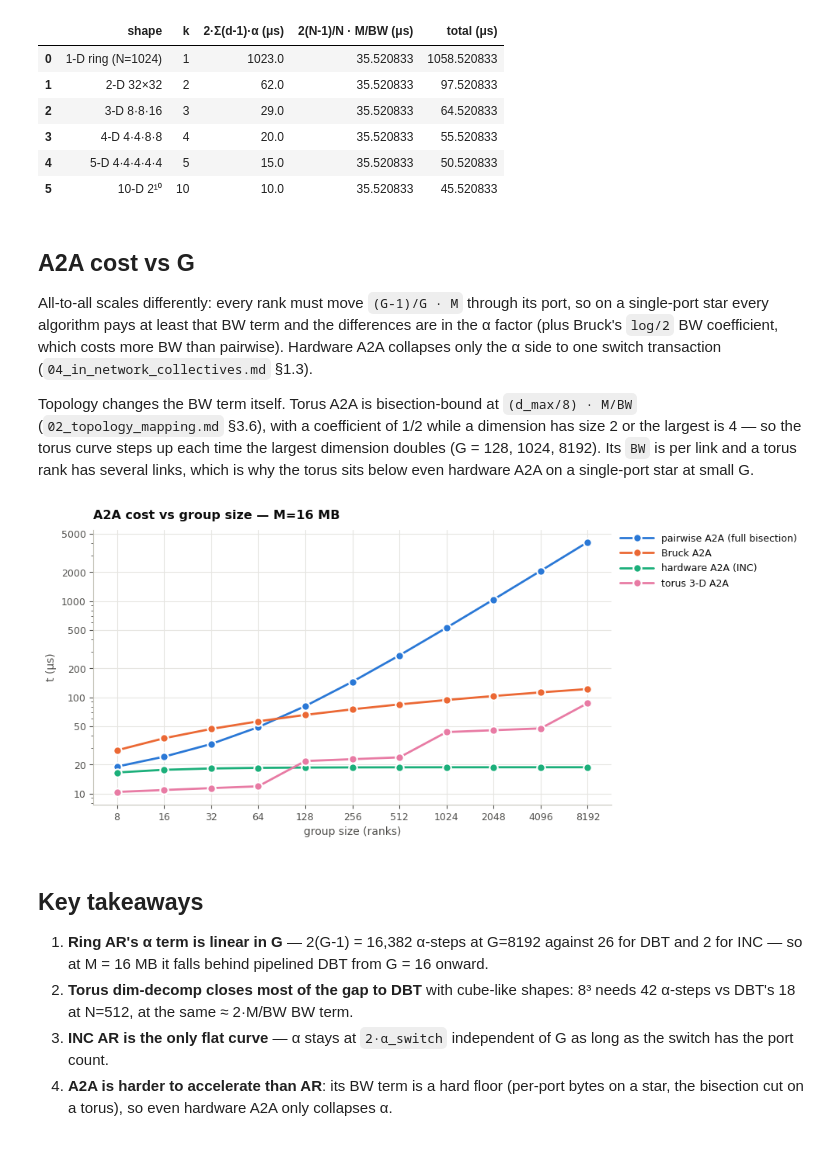
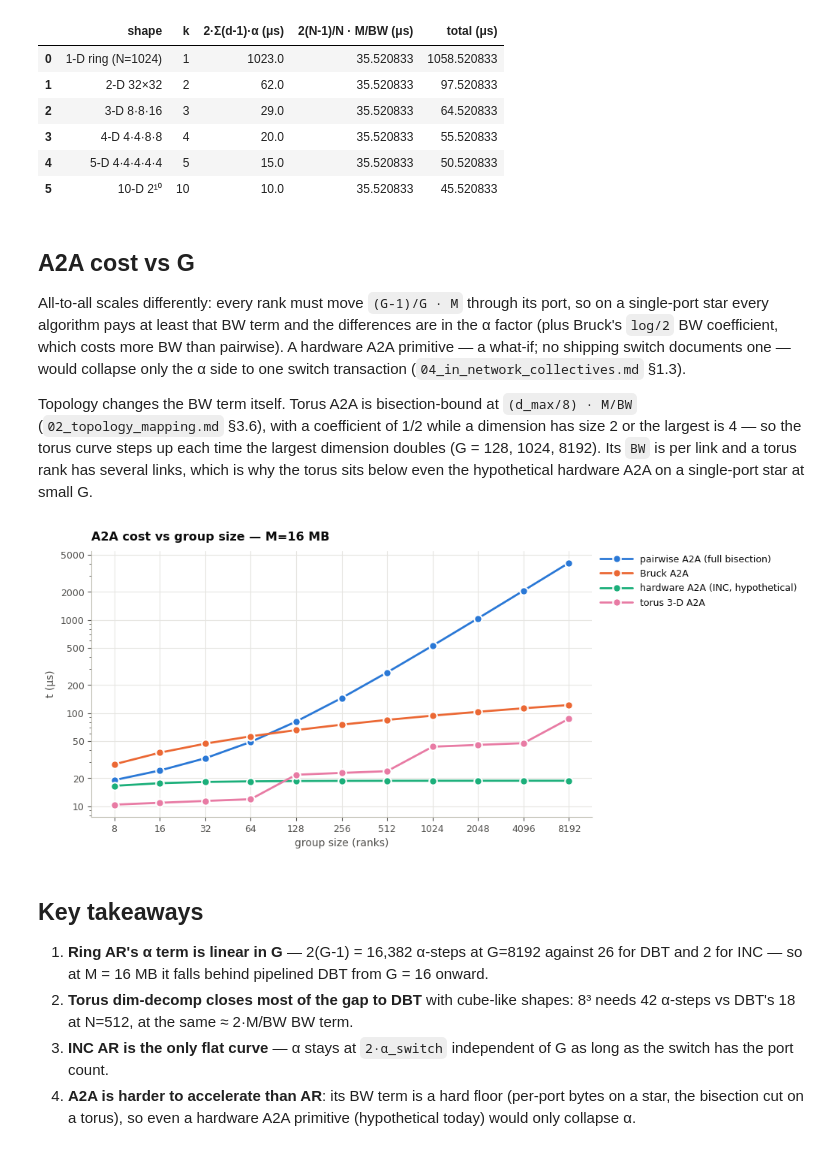
Before and after one commit to spiceMonkey/collective-comm, a Jupyter notebook: code/notebooks/02_group_topology_sweep.ipynb, the cells around one changed output. Cells and saved outputs as stored; diff of their text form; code cells hidden in the pictures.

```diff
--- a/code/notebooks/02_group_topology_sweep.ipynb
+++ b/code/notebooks/02_group_topology_sweep.ipynb
@@ -143,36 +143,36 @@ pd.DataFrame(torus_rows)
 # %% [markdown]
 ## A2A cost vs G
 
-All-to-all scales differently: every rank must move `(G-1)/G · M` through its port, so on a single-port star every algorithm pays at least that BW term and the differences are in the α factor (plus Bruck's `log/2` BW coefficient, which costs more BW than pairwise). Hardware A2A collapses only the α side to one switch transaction (`04_in_network_collectives.md` §1.3).
+All-to-all scales differently: every rank must move `(G-1)/G · M` through its port, so on a single-port star every algorithm pays at least that BW term and the differences are in the α factor (plus Bruck's `log/2` BW coefficient, which costs more BW than pairwise). A hardware A2A primitive — a what-if; no shipping switch documents one — would collapse only the α side to one switch transaction (`04_in_network_collectives.md` §1.3).
 
-Topology changes the BW term itself. Torus A2A is bisection-bound at `(d_max/8) · M/BW` (`02_topology_mapping.md` §3.6), with a coefficient of 1/2 while a dimension has size 2 or the largest is 4 — so the torus curve steps up each time the largest dimension doubles (G = 128, 1024, 8192). Its `BW` is per link and a torus rank has several links, which is why the torus sits below even hardware A2A on a single-port star at small G.
+Topology changes the BW term itself. Torus A2A is bisection-bound at `(d_max/8) · M/BW` (`02_topology_mapping.md` §3.6), with a coefficient of 1/2 while a dimension has size 2 or the largest is 4 — so the torus curve steps up each time the largest dimension doubles (G = 128, 1024, 8192). Its `BW` is per link and a torus rank has several links, which is why the torus sits below even the hypothetical hardware A2A on a single-port star at small G.
 # %%
 a2a_curves_G = {
     'pairwise A2A (full bisection)':   lambda G: cc.pairwise_a2a(M, G, alpha, bw),
     'Bruck A2A':                       lambda G: cc.bruck_a2a(M, G, alpha, bw),
-    'hardware A2A (INC)':              lambda G: cc.inc_a2a(M, G, alpha, bw),
+    'hardware A2A (INC, hypothetical)':              lambda G: cc.inc_a2a(M, G, alpha, bw),
     'torus 3-D A2A':                   lambda G: cc.torus_a2a(
                                             M, torus_dims_for(G, 3), alpha, bw),
 }
 
 df_A2A = sweep(a2a_curves_G, Gs, x_name='G')
 
 fig, ax = plt.subplots()
 for label, sub in df_A2A.groupby('label', sort=False):
     ax.plot(sub['G'], sub['t_us'], marker='o', label=label, color=style.color_for(label))
 ax.set_xscale('log', base=2); ax.set_yscale('log')
 style.plain_log_ticks(ax.xaxis, Gs)
 style.plain_log_ticks(ax.yaxis, [10, 20, 50, 100, 200, 500, 1000, 2000, 5000])
 ax.set_xlabel('group size (ranks)'); ax.set_ylabel('t (μs)')
 ax.set_title(f'A2A cost vs group size — M={M/1e6:.0f} MB')
 style.legend_outside(ax)
 plt.show()
 # %% [output]
-[figure, old version]
+[figure, new version]
 # %% [markdown]
 ## Key takeaways
 
 1. **Ring AR's α term is linear in G** — 2(G-1) = 16,382 α-steps at G=8192 against 26 for DBT and 2 for INC — so at M = 16 MB it falls behind pipelined DBT from G = 16 onward.
 2. **Torus dim-decomp closes most of the gap to DBT** with cube-like shapes: 8³ needs 42 α-steps vs DBT's 18 at N=512, at the same ≈ 2·M/BW BW term.
 3. **INC AR is the only flat curve** — α stays at `2·α_switch` independent of G as long as the switch has the port count.
-4. **A2A is harder to accelerate than AR**: its BW term is a hard floor (per-port bytes on a star, the bisection cut on a torus), so even hardware A2A only collapses α.
+4. **A2A is harder to accelerate than AR**: its BW term is a hard floor (per-port bytes on a star, the bisection cut on a torus), so even a hardware A2A primitive (hypothetical today) would only collapse α.
```
Also changed, not shown: 20 other files.
